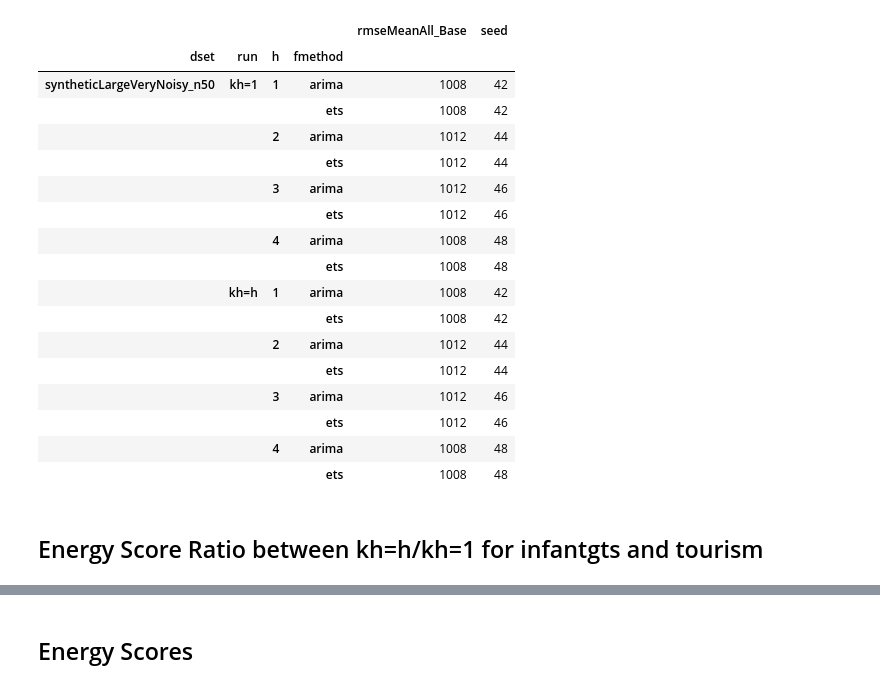
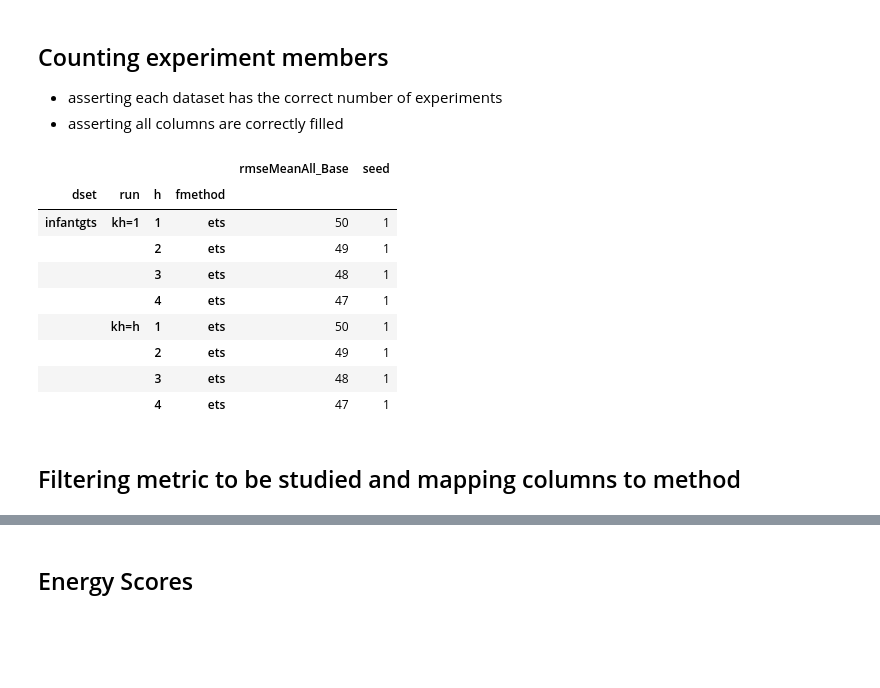
Before and after one commit to iamthejao/BayesianReconciliation, a Jupyter notebook: result_analysis.ipynb, the cells around one changed output, grey strips where cells are left out. Saved outputs shown, nothing was run; the diff lists cells and outputs as text; code cells hidden in the pictures; blank space fills up the shorter version.

```diff
--- a/result_analysis.ipynb
+++ b/result_analysis.ipynb
@@ -60,6 +30,6 @@ def replaceInColName(dset, substring, replacement):
 # %%
-locations = ["new run/kh=h", "new run/kh=1"] # folder containing .csv files
-dsets = ["tourism", "infantgts"] # Dset name on .csv file name to look for
+locations = ["results"] # folder containing .csv files
+dsets = ["infantgts"] # Dset name on .csv file name to look for, #['tourism', 'infantgts']
 # %%
 total = pd.DataFrame()
 for location in locations:
@@ -68,29 +38,13 @@ for location in locations:
         print(key)
         results = readScatteredResults(key, dire=location).sort_values(['h', 'iTest', 'fmethod'])
         results = results.loc[:, ~results.columns.duplicated()]
-
-        # Getting rid of seed
-        if key in ('largeSynthetic', 'syntheticLarge'):
-            results['dset'] = results['dset'].swifter.apply(lambda name: name.replace("largeSynthetic", "syntheticLarge"))
-            splits = results['dset'].str.split("_")
-            name = splits.apply(lambda sp: "_".join(sp[:-1]))
-            seed = splits.apply(lambda sp: sp[-1])
-            results['dset'] = name
-            results['seed'] = seed
-        else:
-            results['seed'] = "seed0"
-
-        if "kh=h" in location:
-            results['kh'] = results['h'].copy()
-            results['run'] = "kh=h"
-        elif "kh=1" in location:
-            results['kh'] = 1
-            results['run'] = "kh=1"
-        else:
-            print("something went wrong")
-
+        khOneMask = results['khOne'] == True
+        results.loc[khOneMask, 'kh'] = 1
+        results.loc[~khOneMask, 'kh'] = results.loc[khOneMask, 'h'].values
         total = total.append(results)
 
-total = total.set_index(['dset', 'h', 'fmethod', 'iTest', "kh", "run"])
+total.loc[total['khOne']==True,'run']='kh=1'
+total.loc[total['khOne']==False,'run']='kh=h'
+total = total.set_index(['dset', 'h', 'fmethod', "kh", "run", "iTest"])
 print(len(total))
 # %% [output]
@@ -114,25 +75,24 @@ print(len(total))
+# %% [markdown]
+## Counting experiment members
+
+* asserting each dataset has the correct number of experiments
+* asserting all columns are correctly filled
 # %%
 counter = total.groupby(['dset',grouper_kh, 'h', 'fmethod']).agg({'rmseMeanAll_Base':'count', 'seed': 'nunique'})
-counter.filter(regex='syntheticLargeVeryNoisy_n50',axis=0)
+counter.filter(regex='infantgts',axis=0)
 # %% [output]
 |  |  |  |  | rmseMeanAll_Base | seed |
 | dset | run | h | fmethod |  |  |
-| syntheticLargeVeryNoisy_n50 | kh=1 | 1 | arima | 1008 | 42 |
-|  |  |  | ets | 1008 | 42 |
-|  |  | 2 | arima | 1012 | 44 |
-|  |  |  | ets | 1012 | 44 |
-|  |  | 3 | arima | 1012 | 46 |
-|  |  |  | ets | 1012 | 46 |
-|  |  | 4 | arima | 1008 | 48 |
-|  |  |  | ets | 1008 | 48 |
-|  | kh=h | 1 | arima | 1008 | 42 |
-|  |  |  | ets | 1008 | 42 |
-|  |  | 2 | arima | 1012 | 44 |
-|  |  |  | ets | 1012 | 44 |
-|  |  | 3 | arima | 1012 | 46 |
-|  |  |  | ets | 1012 | 46 |
-|  |  | 4 | arima | 1008 | 48 |
-|  |  |  | ets | 1008 | 48 |
+| infantgts | kh=1 | 1 | ets | 50 | 1 |
+|  |  | 2 | ets | 49 | 1 |
+|  |  | 3 | ets | 48 | 1 |
+|  |  | 4 | ets | 47 | 1 |
+|  | kh=h | 1 | ets | 50 | 1 |
+|  |  | 2 | ets | 49 | 1 |
+|  |  | 3 | ets | 48 | 1 |
+|  |  | 4 | ets | 47 | 1 |
+# %% [markdown]
+## Filtering metric to be studied and mapping columns to method
 # %%
 variable='esAll'
 filtered = total.filter(regex=variable)
@@ -141,5 +101,3 @@ map_ = {"{0}_Base".format(variable): "Base",
         "{0}_BottomUp".format(variable): "BU",
        "{0}_Corr".format(variable): "pMinT",
        "{0}_Indep".format(variable): "LG"}
-# %% [markdown]
-## Energy Score Ratio between kh=h/kh=1 for infantgts and tourism
```
Also changed, not shown: parts of 27 cells of this notebook, 5 other files.
